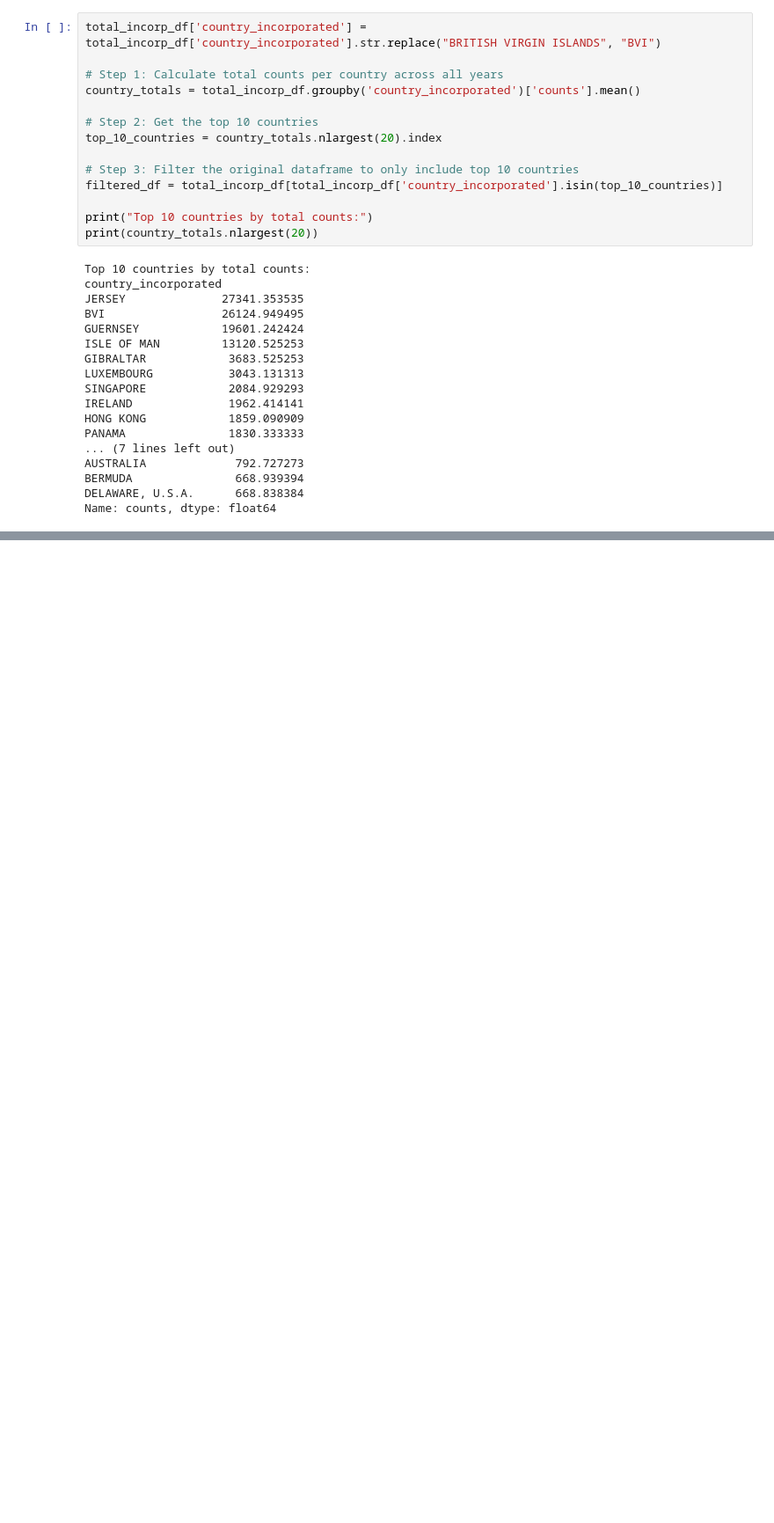
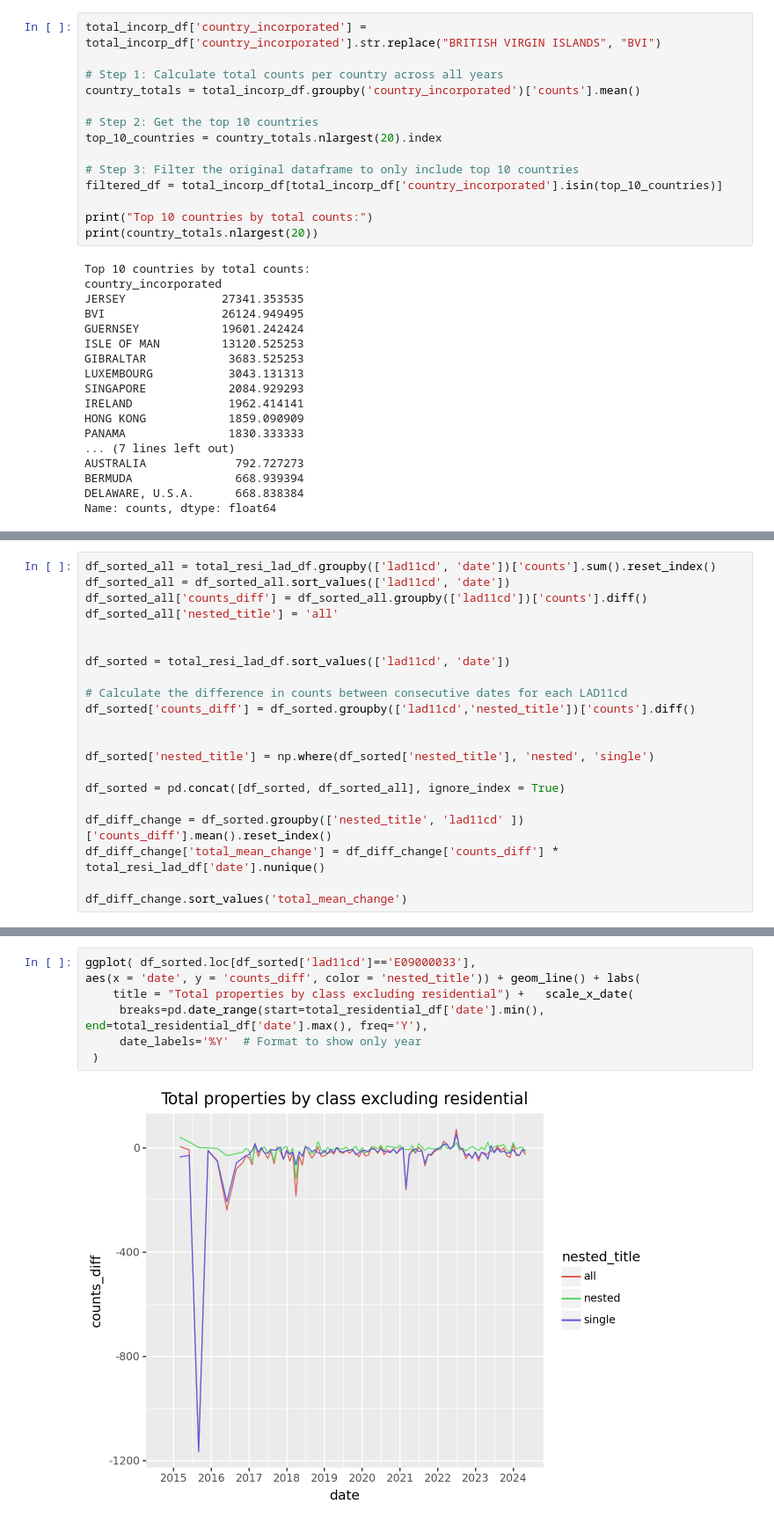
Before and after one commit to JonnoB/enhance_ocod, a Jupyter notebook: notebooks/exploratory_analysis.ipynb, the cells around one changed output, grey strips where cells are left out. Shown at 88% size. Cells and saved outputs as stored; diff of their text form; blank space fills up the shorter version.

```diff
--- a/notebooks/exploratory_analysis.ipynb
+++ b/notebooks/exploratory_analysis.ipynb
@@ -247,0 +270,21 @@ plt.show()
+# %%
+df_sorted_all = total_resi_lad_df.groupby(['lad11cd', 'date'])['counts'].sum().reset_index()
+df_sorted_all = df_sorted_all.sort_values(['lad11cd', 'date'])
+df_sorted_all['counts_diff'] = df_sorted_all.groupby(['lad11cd'])['counts'].diff()
+df_sorted_all['nested_title'] = 'all'
+
+
+df_sorted = total_resi_lad_df.sort_values(['lad11cd', 'date'])
+
+# Calculate the difference in counts between consecutive dates for each LAD11cd
+df_sorted['counts_diff'] = df_sorted.groupby(['lad11cd','nested_title'])['counts'].diff()
+
+
+df_sorted['nested_title'] = np.where(df_sorted['nested_title'], 'nested', 'single')
+
+df_sorted = pd.concat([df_sorted, df_sorted_all], ignore_index = True)
+
+df_diff_change = df_sorted.groupby(['nested_title', 'lad11cd' ])['counts_diff'].mean().reset_index()
+df_diff_change['total_mean_change'] = df_diff_change['counts_diff'] * total_resi_lad_df['date'].nunique()
+
+df_diff_change.sort_values('total_mean_change')
@@ -247,0 +305,9 @@ plt.show()
+# %%
+ggplot( df_sorted.loc[df_sorted['lad11cd']=='E09000033'],
+aes(x = 'date', y = 'counts_diff', color = 'nested_title')) + geom_line() + labs(
+    title = "Total properties by class excluding residential") +   scale_x_date(
+     breaks=pd.date_range(start=total_residential_df['date'].min(), end=total_residential_df['date'].max(), freq='Y'),
+     date_labels='%Y'  # Format to show only year
+ )
+# %% [output]
+[figure, added]
```
Also changed, not shown: parts of 39 cells of this notebook, 3 other files.
